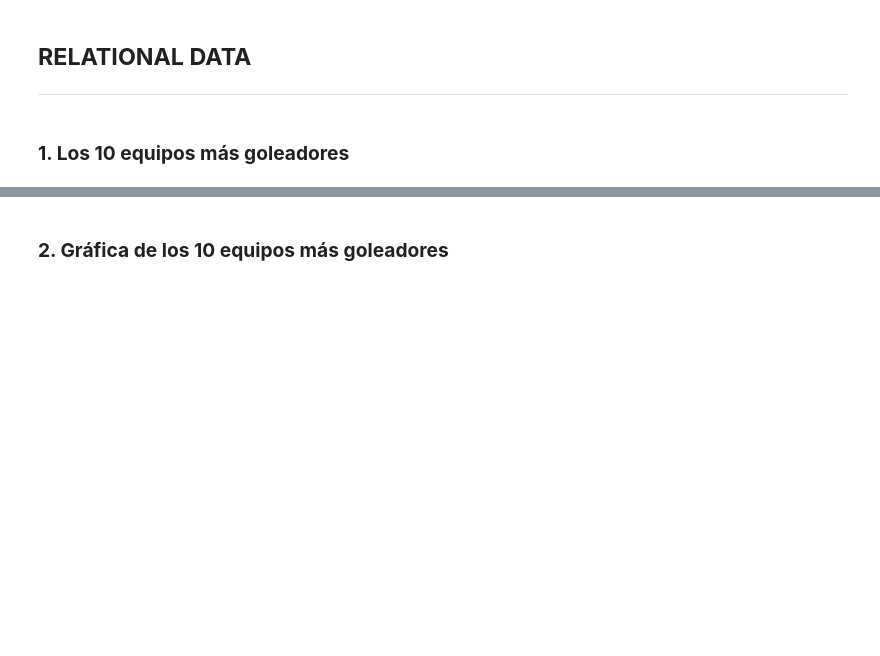
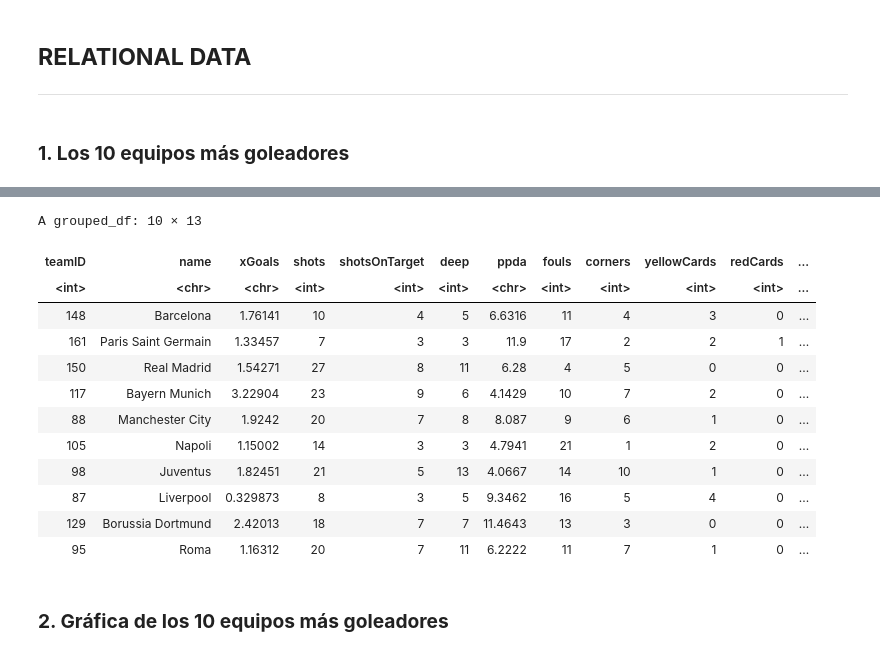
Before and after one commit to PPeitsch/infographics, a Jupyter notebook: 05_football/main.ipynb, the cells around one changed output, grey strips where cells are left out. Saved outputs shown, nothing was run; the diff lists cells and outputs as text; code cells hidden in the pictures; blank space fills up the shorter version.

```diff
--- a/05_football/main.ipynb
+++ b/05_football/main.ipynb
@@ -96,2 +124,18 @@ ___
+# %%
+best_10
+# %% [output]
+A grouped_df: 10 × 13
+| teamID | name | xGoals | shots | shotsOnTarget | deep | ppda | fouls | corners | yellowCards | redCards | ... |
+| <int> | <chr> | <chr> | <int> | <int> | <int> | <chr> | <int> | <int> | <int> | <int> | ... |
+| 148 | Barcelona | 1.76141 | 10 | 4 | 5 | 6.6316 | 11 | 4 | 3 | 0 | ... |
+| 161 | Paris Saint Germain | 1.33457 | 7 | 3 | 3 | 11.9 | 17 | 2 | 2 | 1 | ... |
+| 150 | Real Madrid | 1.54271 | 27 | 8 | 11 | 6.28 | 4 | 5 | 0 | 0 | ... |
+| 117 | Bayern Munich | 3.22904 | 23 | 9 | 6 | 4.1429 | 10 | 7 | 2 | 0 | ... |
+| 88 | Manchester City | 1.9242 | 20 | 7 | 8 | 8.087 | 9 | 6 | 1 | 0 | ... |
+| 105 | Napoli | 1.15002 | 14 | 3 | 3 | 4.7941 | 21 | 1 | 2 | 0 | ... |
+| 98 | Juventus | 1.82451 | 21 | 5 | 13 | 4.0667 | 14 | 10 | 1 | 0 | ... |
+| 87 | Liverpool | 0.329873 | 8 | 3 | 5 | 9.3462 | 16 | 5 | 4 | 0 | ... |
+| 129 | Borussia Dortmund | 2.42013 | 18 | 7 | 7 | 11.4643 | 13 | 3 | 0 | 0 | ... |
+| 95 | Roma | 1.16312 | 20 | 7 | 11 | 6.2222 | 11 | 7 | 1 | 0 | ... |
 # %% [markdown]
 ### **2. Gráfica de los 10 equipos más goleadores**
```
Also changed, not shown: parts of 6 cells of this notebook.
